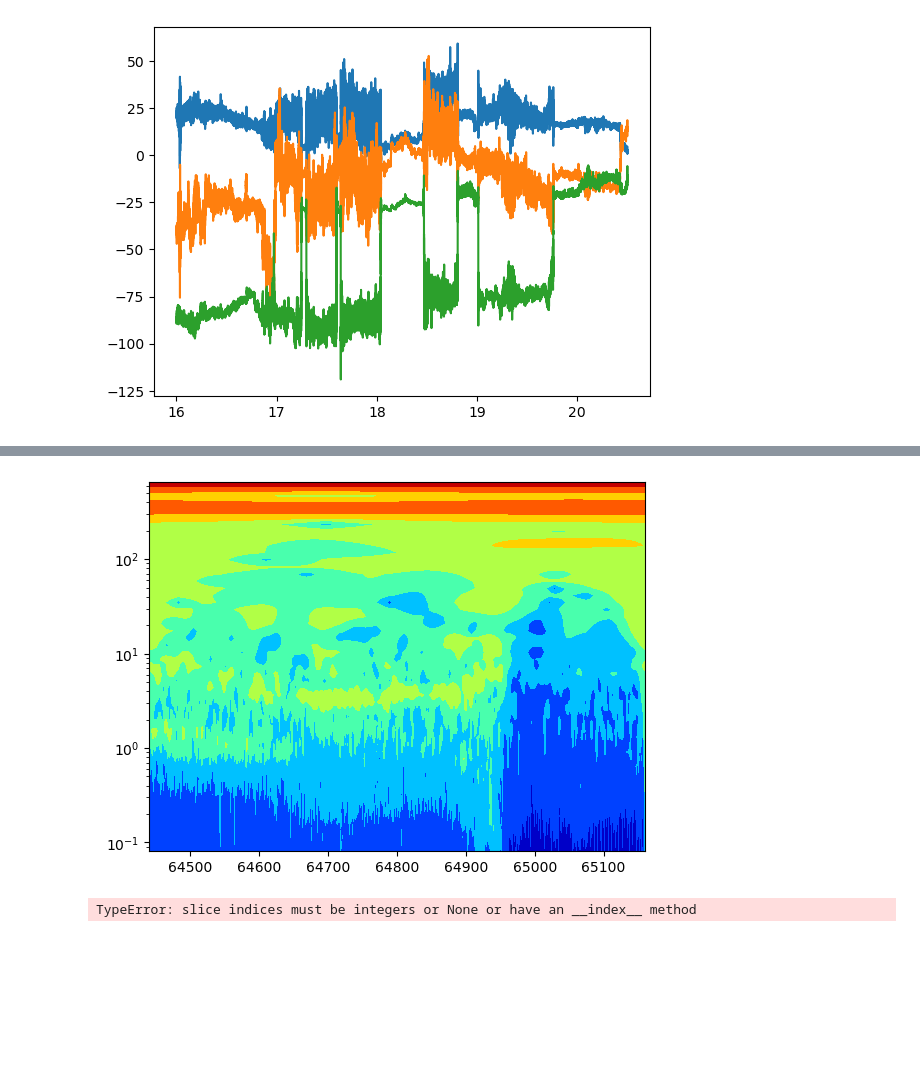
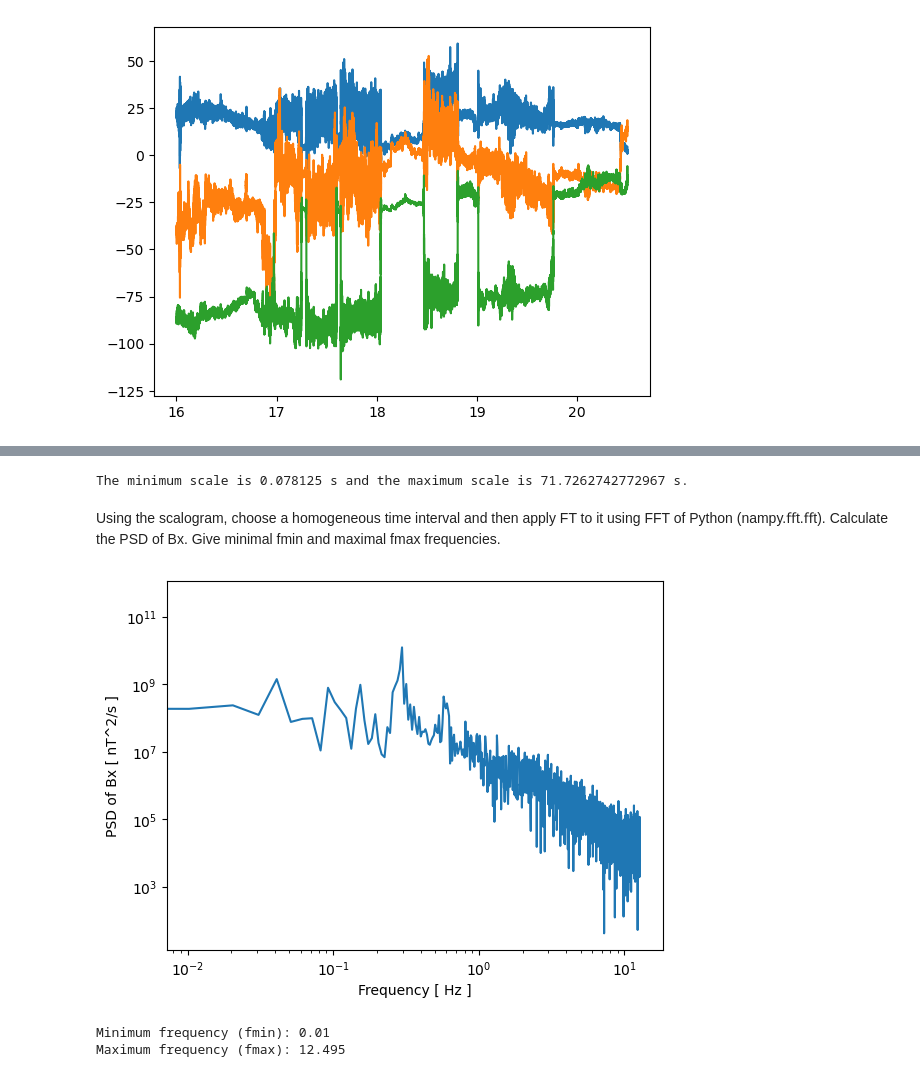
Before and after one commit to notanobis/Wavelet-Analysis, a Jupyter notebook: Code/plasma.ipynb, the cells around one changed output, grey strips where cells are left out. Cells and saved outputs as stored; diff of their text form; code cells hidden in the pictures; blank space fills up the shorter version.

```diff
--- a/Code/plasma.ipynb
+++ b/Code/plasma.ipynb
@@ -185,25 +203,37 @@ wave , period , scale , coi = wavelet(bx,dt)
-# %%
-power = np.abs(wave)**2
-plt.Figure()
-plt.contourf(time, period, power**0.1,cmap = 'jet')
-plt.yscale('log')
-# plt.plot(time,coi)
-plt.show()
-# %% [output]
-[figure, removed]
+# %%
+T_min = 2*dt
+dm = 1/8
+T_max = 1/dm * np.log2(N/2)
+print(f"The minimum scale is {T_min} s and the maximum scale is {T_max} s.")
+# %% [output]
+The minimum scale is 0.078125 s and the maximum scale is 71.7262742772967 s.
+# %% [markdown]
+Using the scalogram, choose a homogeneous time interval and then apply FT to it
+using FFT of Python (nampy.ﬀt.ﬀt). Calculate the PSD of Bx. Give minimal fmin and
+maximal fmax frequencies.
 # %%
-ind = np.where(np.logical_and(time >= 64650 , time <= 64750))
-b = bx[ind[0][0]:ind[0][-1]]
-N = len(b)
-freq = np.fft.fftfreq(N,dt)[:N/2]
-fft = np.fft.fft(b)
-psd  = 2*dt *np.abs(fft)**2
-#nT^/s??
-plt.plot(freq, fft)
-plt.xlabel('Frequency')
-plt.ylabel('Magnitude')
+t1 = 64650
+t2 = 64750
+T = t2 - t1
+ind = np.where(np.logical_and(time >= t1 , time <= t2))
+bx_ind = bx[ind[0][0]:ind[0][-1]]
+time_ind = time[ind[0][0]:ind[0][-1]]
+Nx_ind = len(b)
+fmin = 1/T
+fmax = Nx_ind/2 / T
+freq_bx = np.fft.fftfreq(Nx_ind,dt)[:Nx_ind//2]
+fft_bx = np.fft.fft(bx_ind)
+PSD_bx = 2 * T * np.abs(fft_bx[:Nx_ind//2])**2
+plt.plot(freq_bx, PSD_bx)
+plt.ylabel('PSD of Bx [ nT^2/s ]')
+plt.xlabel('Frequency [ Hz ]')
 plt.yscale('log')
 plt.xscale('log')
 plt.show()
+
+print("Minimum frequency (fmin):", fmin)
+print("Maximum frequency (fmax):", fmax)
 # %% [output]
+[figure, added]
-TypeError: slice indices must be integers or None or have an __index__ method
+Minimum frequency (fmin): 0.01
+Maximum frequency (fmax): 12.495
```
Also changed, not shown: parts of 13 cells of this notebook, 4 other files.
